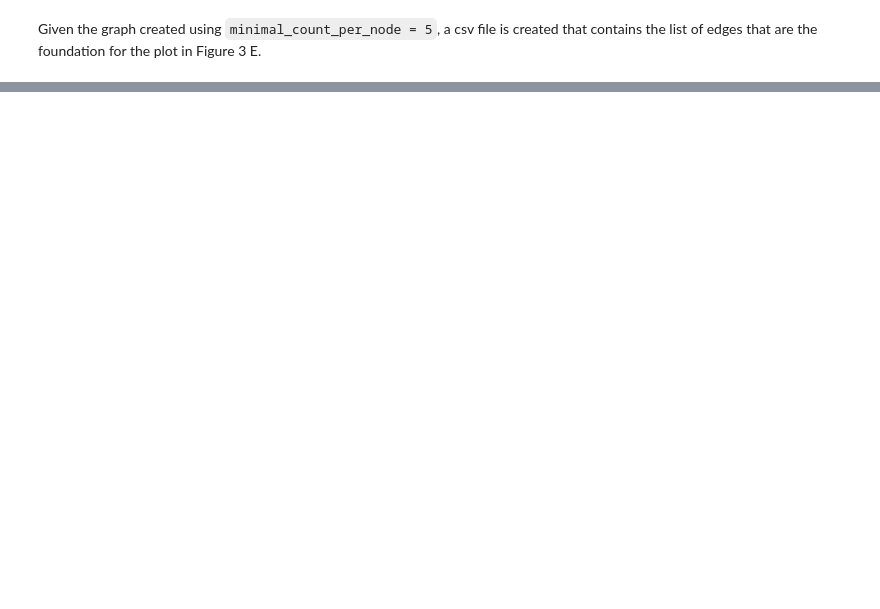
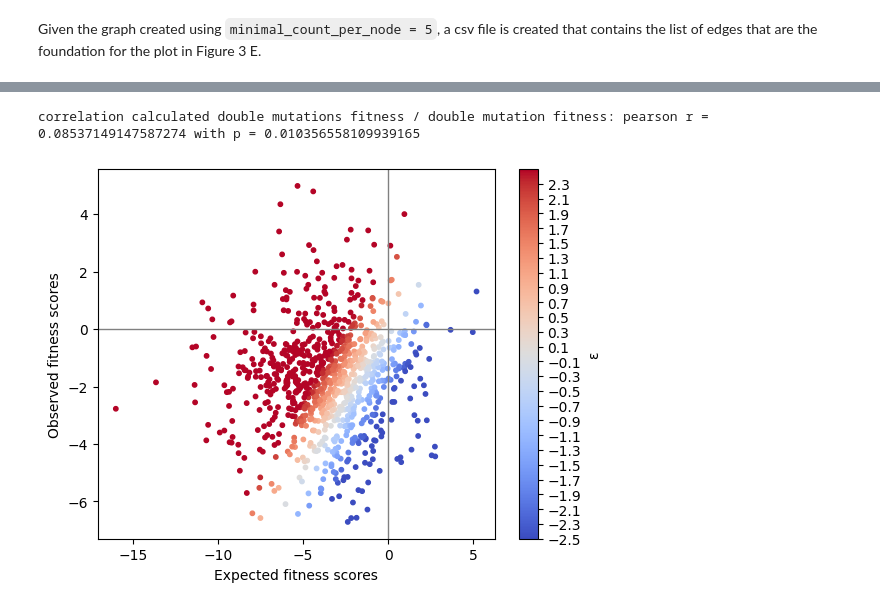
Before and after one commit to Hollfelder-Lab/lrDMS-IRED, a Jupyter notebook: epistasis_combinability/Epistasis_analysis.ipynb, the cells around one changed output, grey strips where cells are left out. Saved outputs shown, nothing was run; the diff lists cells and outputs as text; code cells hidden in the pictures; blank space fills up the shorter version.

```diff
--- a/epistasis_combinability/Epistasis_analysis.ipynb
+++ b/epistasis_combinability/Epistasis_analysis.ipynb
@@ -56,13 +44,11 @@ preprocessed_data = preprocessing(data_frame, num_mut, reference)
 for i in range(2, num_mut + 1):
     locals()["mut_" + str(i) + "_sequence_list"] = preprocessed_data[str(i) + " Mutation"]["Sequence of mutants"]
     locals()["mut_" + str(i) + "_W_observed_list"] = preprocessed_data[str(i) + " Mutation"]["Observed fitness"]
-    locals()["mut_" + str(i) + "_W_observed_std_list"] = preprocessed_data[str(i) + " Mutation"][
-        "Observed std of " "fitness"
-    ]
+    locals()["mut_" + str(i) + "_W_observed_std_list"] = preprocessed_data[str(i) + " Mutation"]["Observed std of " \
+                                                                                                 "fitness"]
     locals()["mut_" + str(i) + "_W_expected_list"] = preprocessed_data[str(i) + " Mutation"]["Expected fitness"]
-    locals()["mut_" + str(i) + "_W_expected_std_list"] = preprocessed_data[str(i) + " Mutation"][
-        "Expected std of " "fitness"
-    ]
+    locals()["mut_" + str(i) + "_W_expected_std_list"] = preprocessed_data[str(i) + " Mutation"]["Expected std of " \
+                                                                                                 "fitness"]
     locals()["mut_" + str(i) + "_epistatic_score_list"] = preprocessed_data[str(i) + " Mutation"]["Epistatic score"]
 
 # Lists of sequences, observed and expected fitness scores, and epistatic scores for all mutation orders i.e. 2 - 5
@@ -76,16 +62,13 @@ full_mut_epistatic_score_list = []
 for mut_num_i in range(2, num_mut + 1):
     full_mut_sequence_list = full_mut_sequence_list + locals()["mut_" + str(mut_num_i) + "_sequence_list"]
     full_mut_W_observed_list = full_mut_W_observed_list + locals()["mut_" + str(mut_num_i) + "_W_observed_list"]
-    full_mut_W_observed_std_list = (
-        full_mut_W_observed_std_list + locals()["mut_" + str(mut_num_i) + "_W_observed_std_list"]
-    )
+    full_mut_W_observed_std_list = full_mut_W_observed_std_list + locals()[
+        "mut_" + str(mut_num_i) + "_W_observed_std_list"]
     full_mut_W_expected_list = full_mut_W_expected_list + locals()["mut_" + str(mut_num_i) + "_W_expected_list"]
-    full_mut_W_expected_std_list = (
-        full_mut_W_expected_std_list + locals()["mut_" + str(mut_num_i) + "_W_expected_std_list"]
-    )
-    full_mut_epistatic_score_list = (
-        full_mut_epistatic_score_list + locals()["mut_" + str(mut_num_i) + "_epistatic_score_list"]
-    )
+    full_mut_W_expected_std_list = full_mut_W_expected_std_list + locals()[
+        "mut_" + str(mut_num_i) + "_W_expected_std_list"]
+    full_mut_epistatic_score_list = full_mut_epistatic_score_list + locals()[
+        "mut_" + str(mut_num_i) + "_epistatic_score_list"]
 # %% [output]
 number of variants with mutations of order 1 analyzed: 1253
 number of variants with mutations of order 2 analyzed: 3421
@@ -279,0 +296,3 @@ df.to_csv("graph_edges_list_1_1.csv")
+# %%
+# Specify maximum order of mutations to be analysed i.e. mutations up to that order will be analysed
+num_mut = 5
@@ -279,0 +355,8 @@ df.to_csv("graph_edges_list_1_1.csv")
+# %%
+# Plot epistasis model for mutations 2 - 5
+r_d_s, p_d_s = sp.stats.pearsonr(full_mut_W_expected_list, full_mut_W_observed_list)
+print(f"correlation calculated double mutations fitness / double mutation fitness: pearson r = {r_d_s} with p = {p_d_s}")
+plot_epistasis_model(full_mut_W_expected_list, full_mut_W_observed_list, full_mut_epistatic_score_list)
+# %% [output]
+correlation calculated double mutations fitness / double mutation fitness: pearson r = 0.08537149147587274 with p = 0.010356558109939165
+[figure, added]
```
Also changed, not shown: parts of 41 cells of this notebook, 3 other files.
